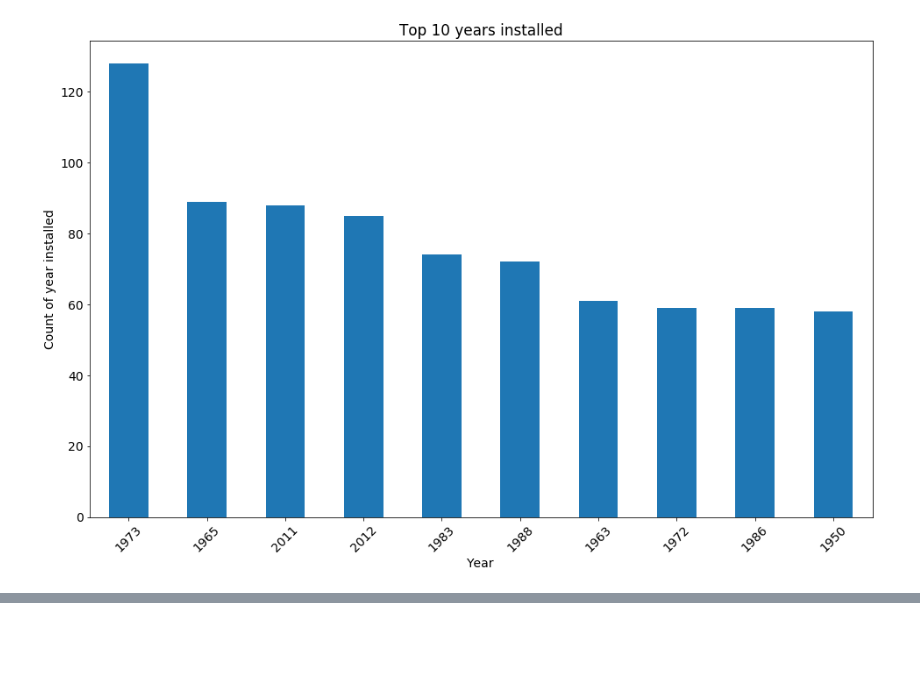
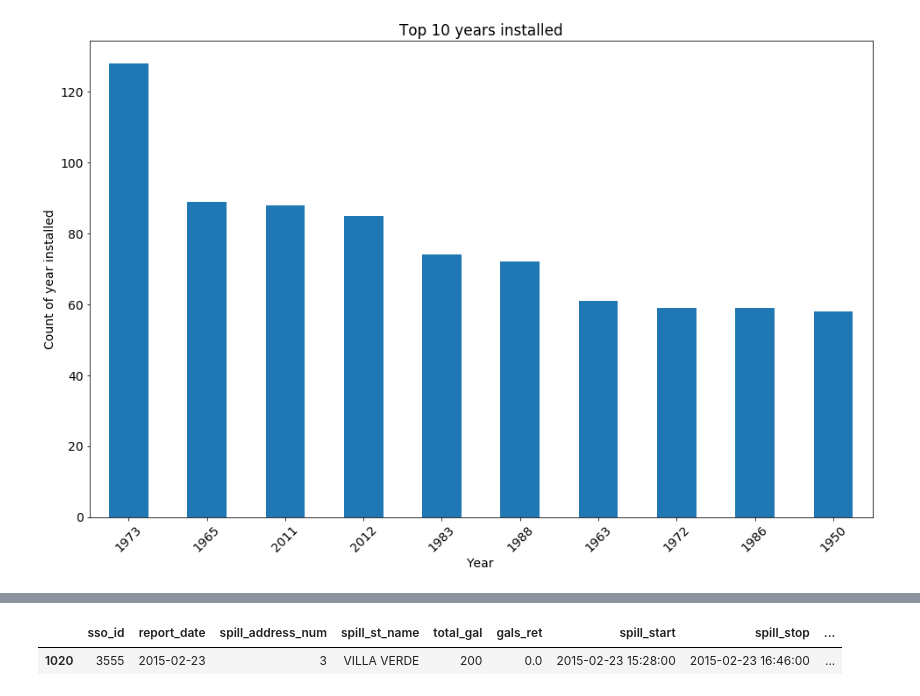
Before and after one commit to we-came-we-SAWS-we-conquered/saws-capstone-project, a Jupyter notebook: cameron_repo/Cameron_notebook.ipynb, the cells around one changed output, grey strips where cells are left out. Drawn from its saved outputs; the diff is of its cells as text; code cells hidden in the pictures; blank space fills up the shorter version.

```diff
--- a/cameron_repo/Cameron_notebook.ipynb
+++ b/cameron_repo/Cameron_notebook.ipynb
@@ -361,3 +355,8 @@ plt.xticks(rotation=45)
+# %%
+df[df.days_since_cleaned == df.days_since_cleaned.max()]
+# %% [output]
+|  | sso_id | report_date | spill_address_num | spill_st_name | total_gal | gals_ret | spill_start | spill_stop | ... |
+| 1020 | 3555 | 2015-02-23 | 3 | VILLA VERDE | 200 | 0.0 | 2015-02-23 15:28:00 | 2015-02-23 16:46:00 | ... |
 # %%
 df[df.inst_year == df.inst_year.max()].shape
 # %%
```
Also changed, not shown: parts of 10 cells of this notebook, 1 other file.
